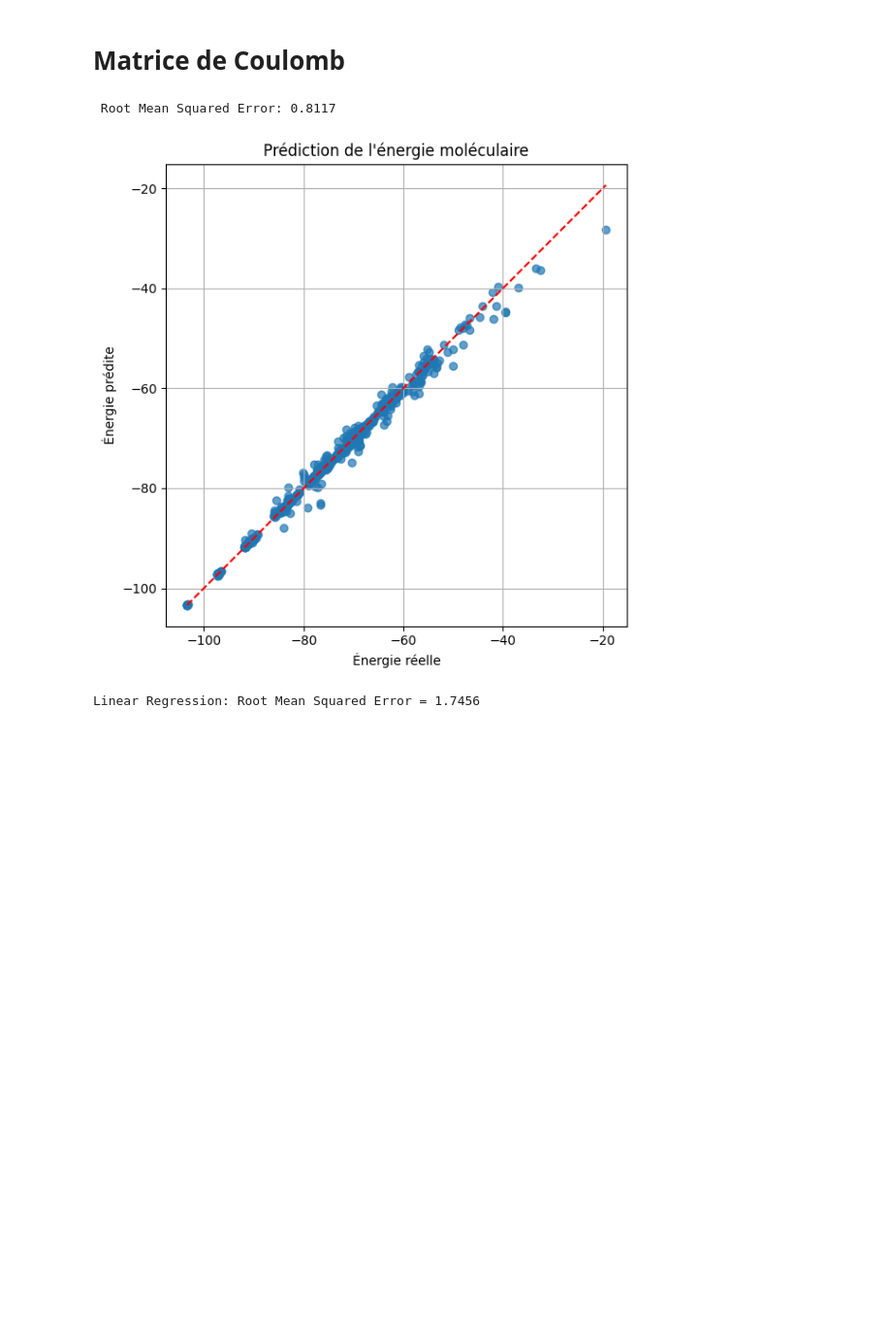
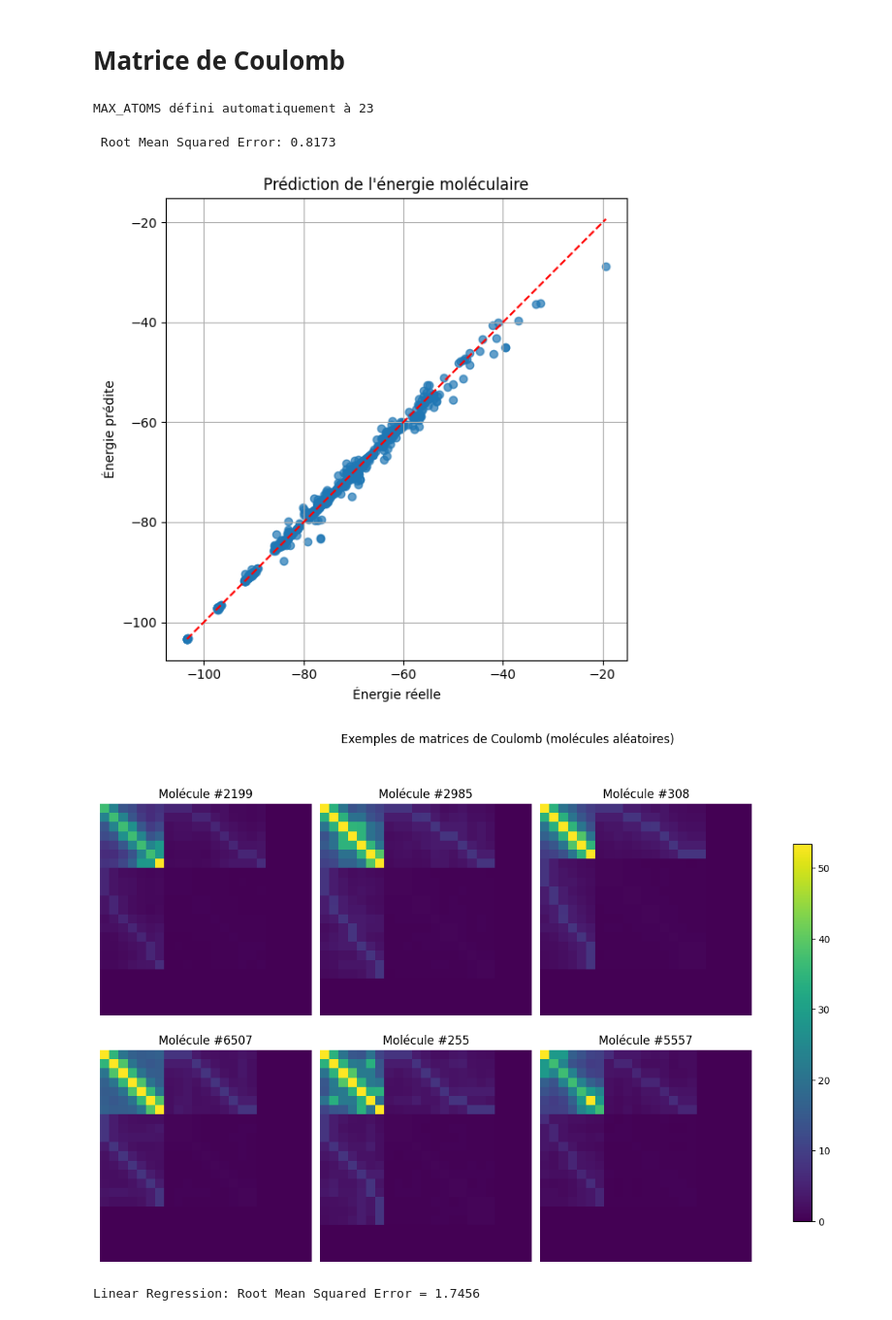
Before and after one commit to TristanGay27/Molecular_energy_prediction, a Jupyter notebook: data_exploration/CoulombMatrix.ipynb, the cells around one changed output. Shown at 97% size. Cells and saved outputs as stored; diff of their text form; code cells hidden in the pictures; blank space fills up the shorter version.

Commit message:
ajout des matrices de coulomb

```diff
--- a/data_exploration/CoulombMatrix.ipynb
+++ b/data_exploration/CoulombMatrix.ipynb
@@ -1,5 +1,31 @@
 # %% [markdown]
 # Matrice de Coulomb
+# %%
+# === Déterminer dynamiquement MAX_ATOMS ===
+def determine_max_atoms(xyz_directory):
+    max_atoms = 0
+    xyz_files = [f for f in os.listdir(xyz_directory) if f.endswith('.xyz')]
+
+    for file in xyz_files:
+        try:
+            file_path = os.path.join(xyz_directory, file)
+            with open(file_path, 'r') as f:
+                num_atoms = int(f.readline().strip())
+                max_atoms = max(max_atoms, num_atoms)
+        except Exception as e:
+            print(f"Erreur lors de la lecture de {file}: {e}")
+
+    return max_atoms
+
+# === Chemins ===
+xyz_directory = '/home/gris/N7/Semestre_10/App_cont_phys/Projet_Molecules/data/atoms/train'
+energy_file = '/home/gris/N7/Semestre_10/App_cont_phys/Projet_Molecules/data/energies/train.csv'
+
+# Calcul dynamique de MAX_ATOMS
+MAX_ATOMS = determine_max_atoms(xyz_directory)
+print(f"MAX_ATOMS défini automatiquement à {MAX_ATOMS}")
+# %% [output]
+MAX_ATOMS défini automatiquement à 23
 # %%
 import numpy as np
 import pandas as pd
@@ -10,7 +36,7 @@ from sklearn.metrics import mean_squared_error
 import matplotlib.pyplot as plt
 
 # Paramètre : nombre maximum d'atomes autorisé (taille max des matrices de Coulomb)
-MAX_ATOMS = 30
+MAX_ATOMS = 23
 
 # Table des nombres atomiques (Z)
 ATOMIC_NUMBERS = {
@@ -131,8 +157,34 @@ plt.grid(True)
 plt.tight_layout()
 plt.show()
 # %% [output]
- Root Mean Squared Error: 0.8117
+ Root Mean Squared Error: 0.8173
 [figure]
+# %%
+import random
+
+# Sélectionner 6 indices aléatoires (dans le dataset complet X, y)
+random_indices = random.sample(range(len(X)), 6)
+
+# Recalculer les matrices de Coulomb originales pour affichage (non aplaties)
+fig, axs = plt.subplots(2, 3, figsize=(12, 8))
+fig.suptitle("Exemples de matrices de Coulomb (molécules aléatoires)")
+
+for ax, idx in zip(axs.flat, random_indices):
+    file = os.listdir(xyz_directory)[idx]
+    file_path = os.path.join(xyz_directory, file)
+    atoms, positions = read_xyz(file_path)
+    matrix = compute_coulomb_matrix(positions, atoms)
+    padded_matrix = pad_coulomb_matrix(matrix, MAX_ATOMS)
+
+    im = ax.imshow(padded_matrix, cmap='viridis')
+    ax.set_title(f'Molécule #{idx}')
+    ax.axis('off')
+
+fig.tight_layout(rect=[0, 0, 1, 0.95])
+cbar = fig.colorbar(im, ax=axs, orientation='vertical', shrink=0.8)
+plt.show()
+# %% [output]
+[figure, added]
 # %%
 from sklearn.linear_model import LinearRegression, Ridge
 from sklearn.ensemble import RandomForestRegressor
```
